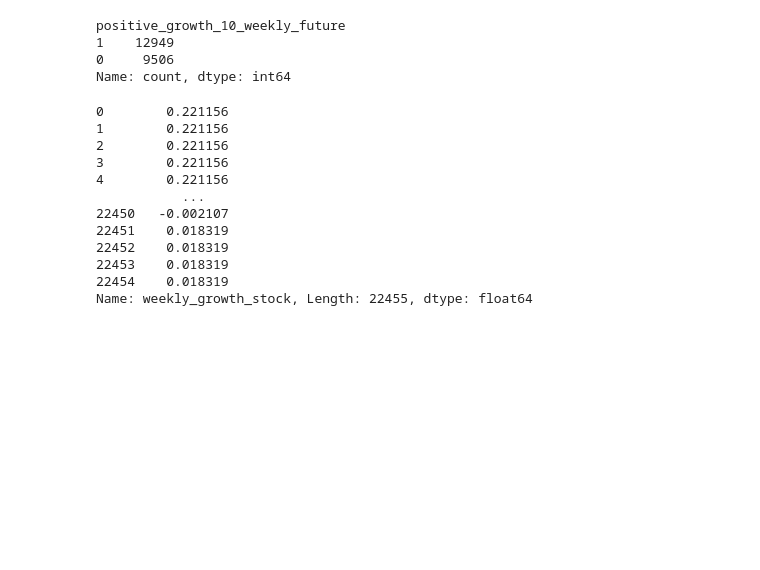
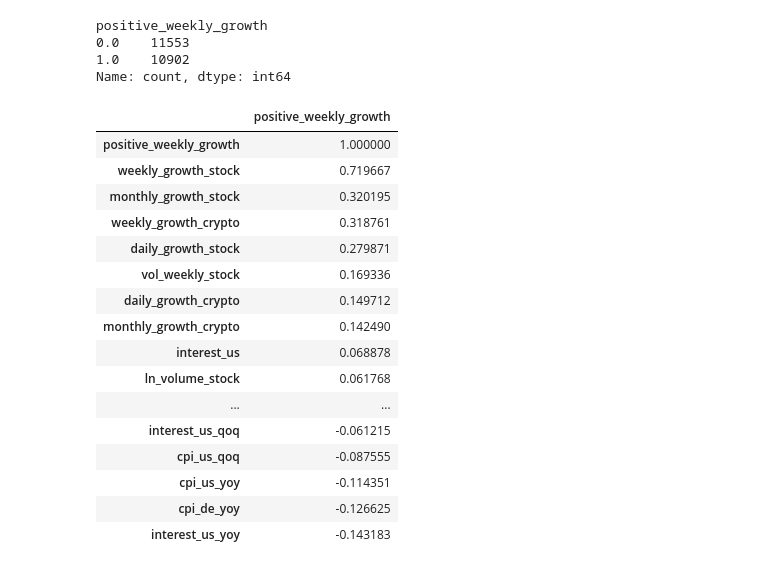
Before and after one commit to Haoshka/financial_analytics_course, a Jupyter notebook: model.ipynb, the cells around one changed output. Cells and saved outputs as stored; diff of their text form; code cells hidden in the pictures; blank space fills up the shorter version.

```diff
--- a/model.ipynb
+++ b/model.ipynb
@@ -78,23 +54,8 @@ df['positive_growth_10_weekly_future'] = np.where(df['weekly_growth_stock'] > 1.
 # %%
-df['positive_growth_10_weekly_future'].value_counts()
+df['positive_weekly_growth'].value_counts()
 # %% [output]
-positive_growth_10_weekly_future
-1    12949
-0     9506
+positive_weekly_growth
+0.0    11553
+1.0    10902
 Name: count, dtype: int64
-# %%
-df['weekly_growth_stock']
-# %% [output]
-0        0.221156
-1        0.221156
-2        0.221156
-3        0.221156
-4        0.221156
-           ...
-22450   -0.002107
-22451    0.018319
-22452    0.018319
-22453    0.018319
-22454    0.018319
-Name: weekly_growth_stock, Length: 22455, dtype: float64
 # %%
@@ -104,0 +72,21 @@ TO_DROP = ['date', 'close_crypto', 'volume_crypto', 'close_stock', 'volume_stock
+# %%
+#correlation
+df_with_dummies.drop(columns = TO_DROP).corr()[TO_PREDICT].sort_values(by=TO_PREDICT, ascending=False)
+# %% [output]
+|  | positive_weekly_growth |
+| positive_weekly_growth | 1.000000 |
+| weekly_growth_stock | 0.719667 |
+| monthly_growth_stock | 0.320195 |
+| weekly_growth_crypto | 0.318761 |
+| daily_growth_stock | 0.279871 |
+| vol_weekly_stock | 0.169336 |
+| daily_growth_crypto | 0.149712 |
+| monthly_growth_crypto | 0.142490 |
+| interest_us | 0.068878 |
+| ln_volume_stock | 0.061768 |
+| ... | ... |
+| interest_us_qoq | -0.061215 |
+| cpi_us_qoq | -0.087555 |
+| cpi_us_yoy | -0.114351 |
+| cpi_de_yoy | -0.126625 |
+| interest_us_yoy | -0.143183 |
```
Also changed, not shown: parts of 14 cells of this notebook.
